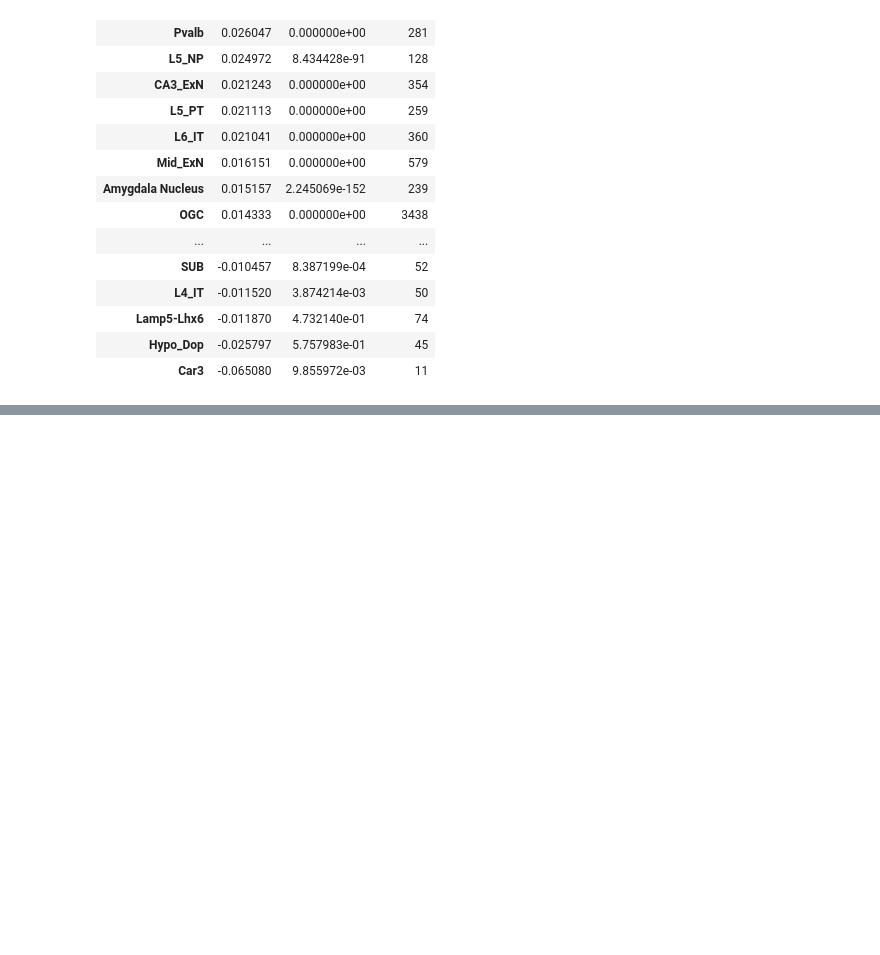
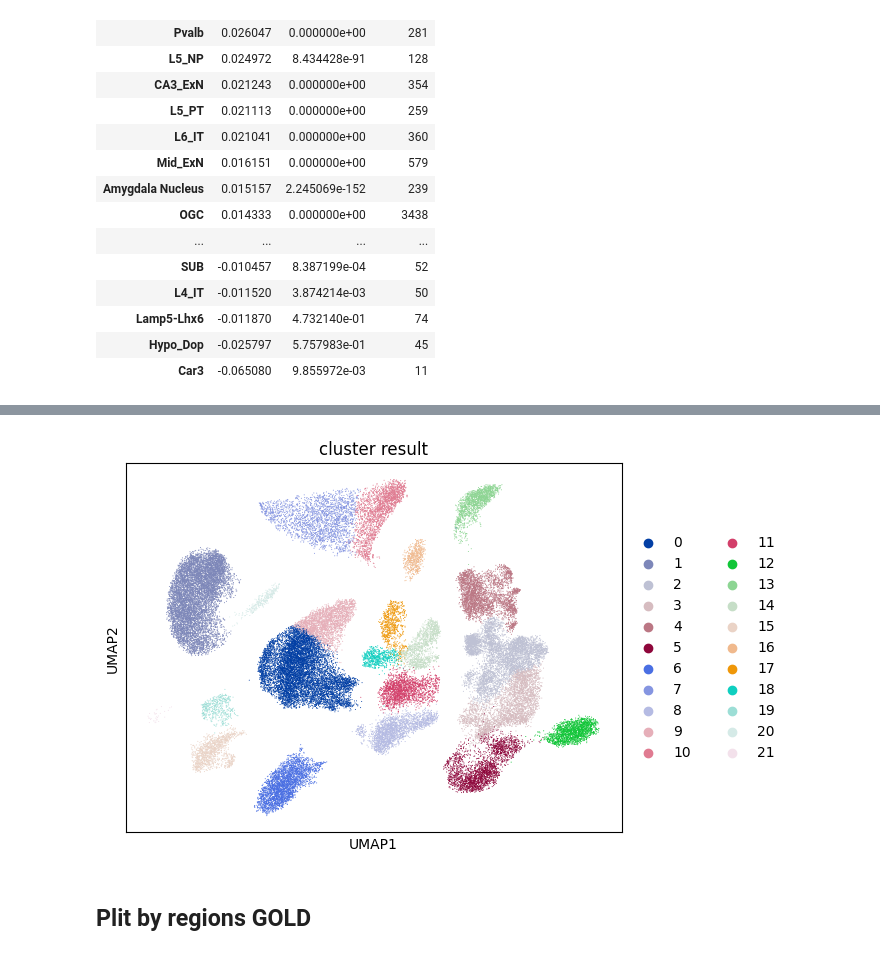
Before and after one commit to Biogod2020/gold_index, a Jupyter notebook: test_nb/sup_figure/xiangmin_data.ipynb, the cells around one changed output, grey strips where cells are left out. Cells and saved outputs as stored; diff of their text form; code cells hidden in the pictures; blank space fills up the shorter version.

```diff
--- a/test_nb/sup_figure/xiangmin_data.ipynb
+++ b/test_nb/sup_figure/xiangmin_data.ipynb
@@ -174,0 +251,6 @@ sns.boxplot(data=con_results, x='cluster', y="Moran's I", hue='cluster')
+# %%
+sc.pl.umap(adata, color='leiden', title='cluster result')
+# %% [output]
+[figure, added]
+# %% [markdown]
+## Plit by regions GOLD
```
Also changed, not shown: parts of 40 cells of this notebook, 3 other files.
